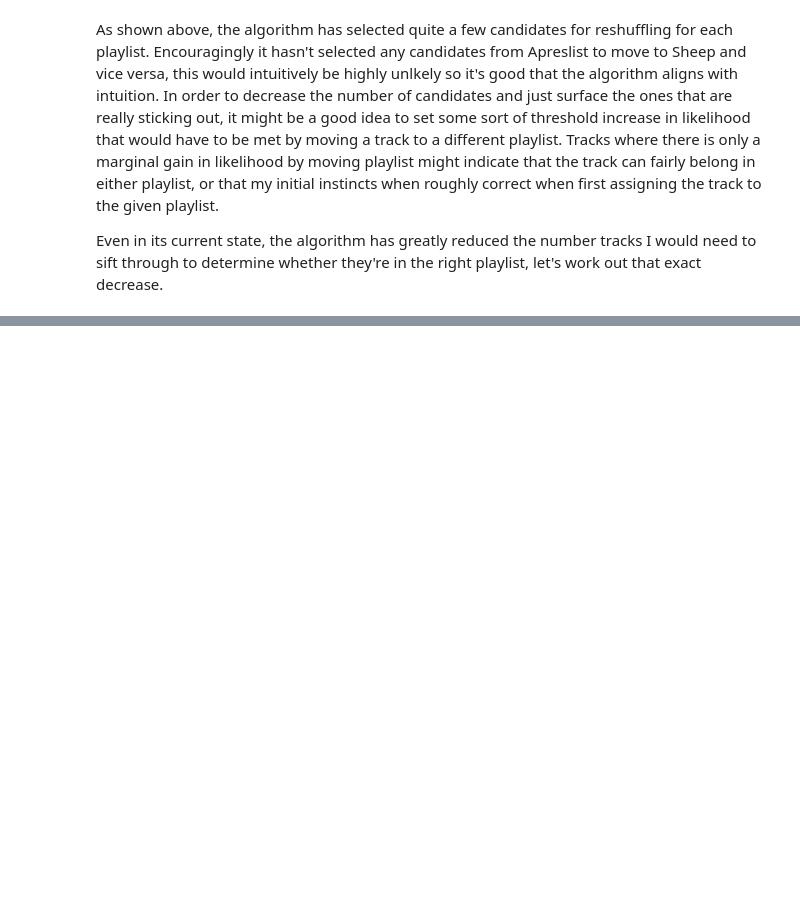
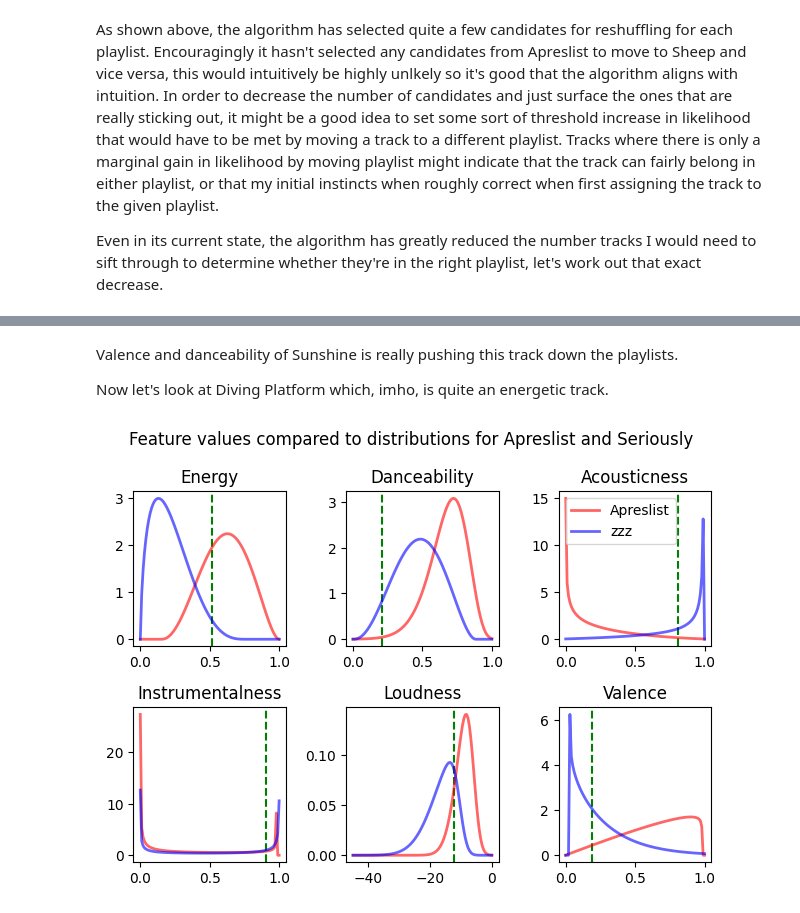
Before and after one commit to dbatten5/spauditify, a Jupyter notebook: poc.ipynb, the cells around one changed output, grey strips where cells are left out. Drawn from its saved outputs; the diff is of its cells as text; code cells hidden in the pictures; blank space fills up the shorter version.

```diff
--- a/poc.ipynb
+++ b/poc.ipynb
@@ -681,0 +768,9 @@ So that's about a quarter of the total number of tracks that may need auditing.
+# %% [markdown]
+Valence and danceability of Sunshine is really pushing this track down the playlists.
+
+Now let's look at Diving Platform which, imho, is quite an energetic track.
+# %%
+track_2 = np.where(np.argmax(cur_apreslist, 1) == 2)[0][4]
+plot_track_against_playlists(track_2, "Apreslist", "zzz")
+# %% [output]
+[figure, added]
```
Also changed, not shown: parts of 16 cells of this notebook, 1 other file.
